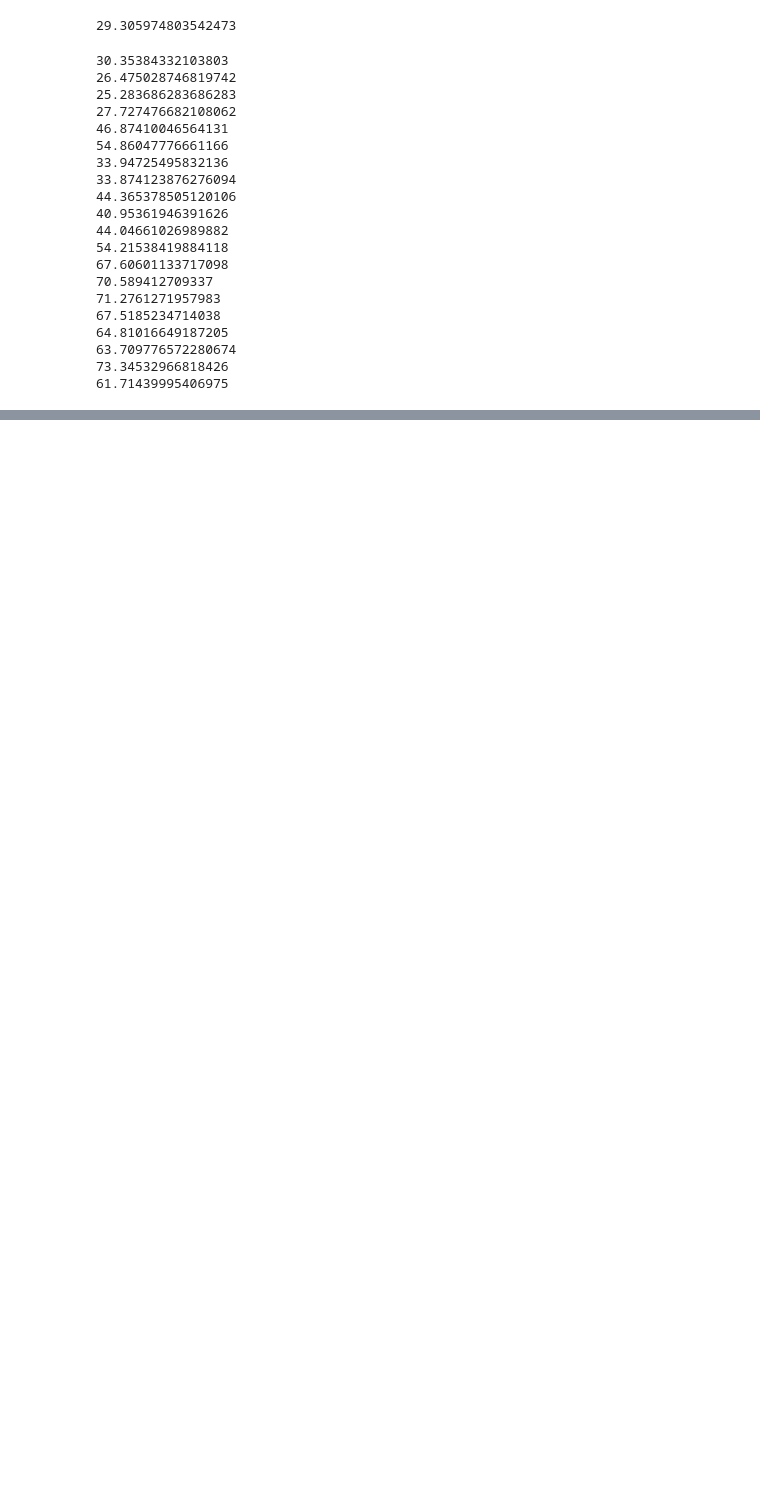
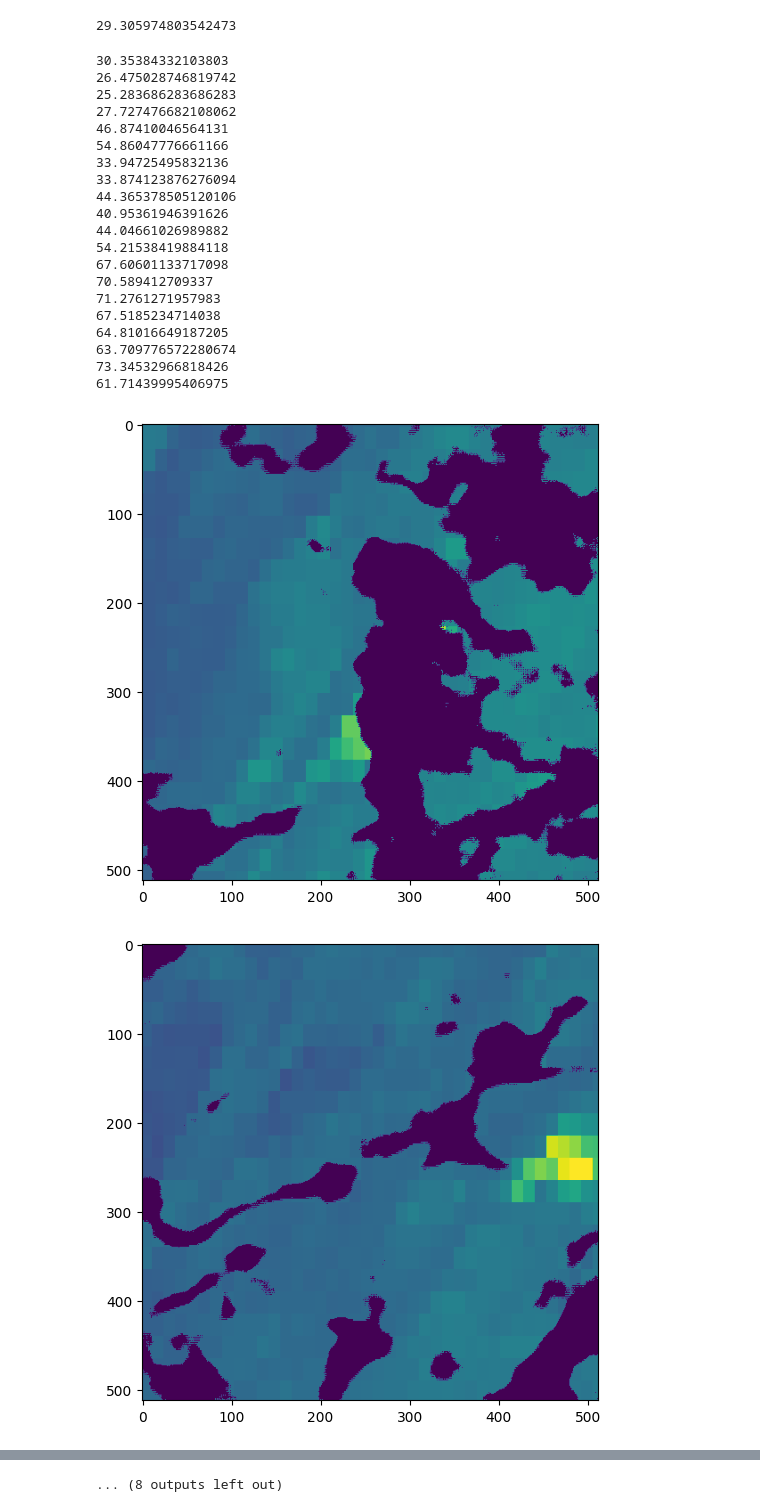
Before and after one commit to Alastair908/GlobalGreening, a Jupyter notebook: notebooks_mk2_electric_boogaloo/Applying_the_Maps_NDVIs.ipynb, the cells around one changed output, grey strips where cells are left out. Drawn from its saved outputs; the diff is of its cells as text; code cells hidden in the pictures; blank space fills up the shorter version.

Commit message:
the ndvi calculator work

```diff
--- a/notebooks_mk2_electric_boogaloo/Applying_the_Maps_NDVIs.ipynb
+++ b/notebooks_mk2_electric_boogaloo/Applying_the_Maps_NDVIs.ipynb
@@ -82,8 +82,16 @@ def ndvi_mean(mask, image):
 
     np_image = np.array(image)
 
-    point = mask[:,:,0] * np_image
+    layered = mask[:,:,0] * np_image
 
-    mean =  point[np.nonzero(point)].mean()
+    mean =  layered[np.nonzero(layered)].mean()
 
     return mean
+
+def ndvi_mid_layer(mask, image):
+
+    np_image = np.array(image)
+
+    layered = mask[:,:,0] * np_image
+
+    return layered
@@ -113,3 +121,12 @@ for i in range(20):
 63.709776572280674
 73.34532966818426
 61.71439995406975
+# %%
+for i in range(20):
+    fig = plt.figure(figsize=(20,8))
+
+    ax1 = fig.add_subplot(1,3,1)
+    ax1.imshow(ndvi_mid_layer(layers[i],ndvi_2006[i + 10000]))
+# %% [output]
+[figure, added]
+[figure, added]
@@ -115,0 +143 @@ for i in range(20):
+... (8 outputs left out)
```
Also changed, not shown: parts of 13 cells of this notebook.
